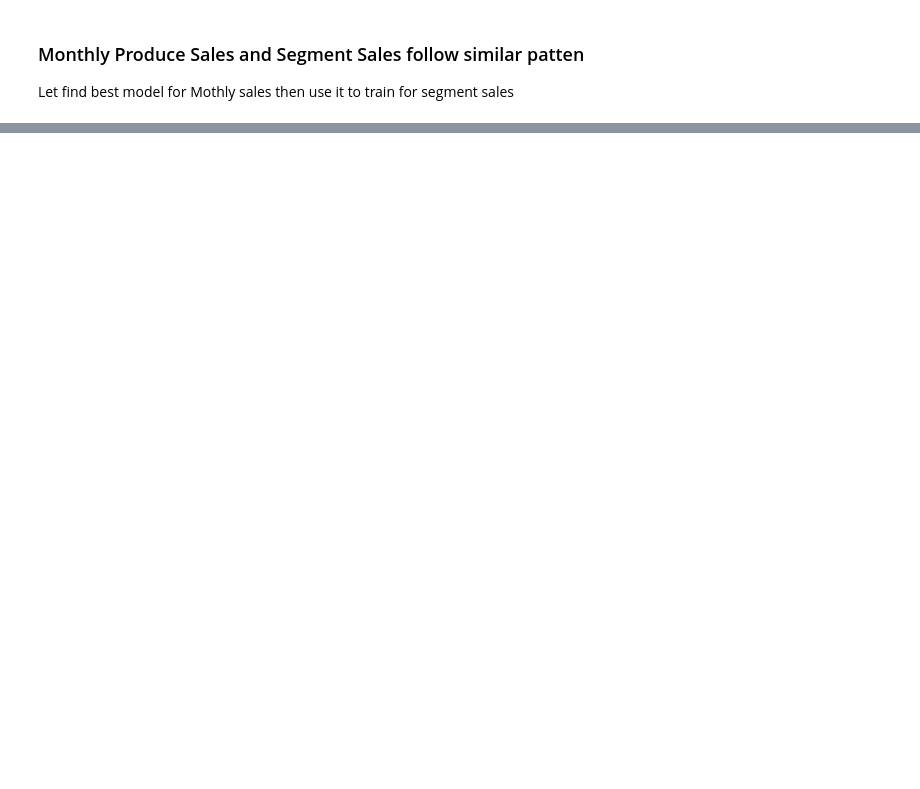
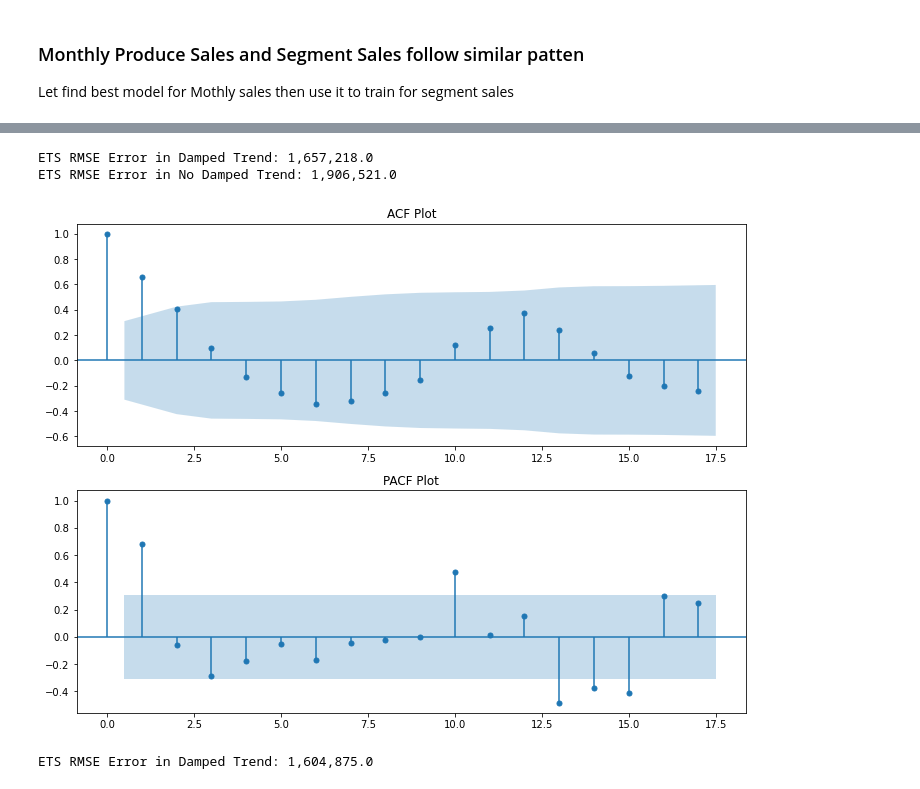
Before and after one commit to cevor/udacity_predictive_analytics, a Jupyter notebook: project6-1/project6-1.ipynb, the cells around one changed output, grey strips where cells are left out. Saved outputs shown, nothing was run; the diff lists cells and outputs as text; code cells hidden in the pictures; blank space fills up the shorter version.

```diff
--- a/project6-1/project6-1.ipynb
+++ b/project6-1/project6-1.ipynb
@@ -586,3 +592,26 @@ ETS Top 5 Best Model
+# %%
+# error in holdout sample
+rmse_ets_model_trend_damped = rmse(test, ets_model_trend_damped.forecast(6)).round()
+rmse_ets_model_no_trend_damped = rmse(test, ets_model_no_trend_damped.forecast(6)).round()
+print(f'ETS RMSE Error in Damped Trend: {rmse_ets_model_trend_damped:,}')
+print(f'ETS RMSE Error in No Damped Trend: {rmse_ets_model_no_trend_damped:,}')
+# %% [output]
+ETS RMSE Error in Damped Trend: 1,657,218.0
+ETS RMSE Error in No Damped Trend: 1,906,521.0
+# %%
+# plot ACF and PACF
+fig, axs = plt.subplots(2, 1, figsize=(12, 9))
+tsaplots.plot_acf(train, ax=axs[0], title='ACF Plot')
+tsaplots.plot_pacf(train, ax=axs[1], title='PACF Plot')
+fig.show()
+# %% [output]
+[figure, added]
+# %%
+arima_model = STLForecast(train, ARIMA, model_kwargs=dict(order=(11,2,0)), seasonal=13).fit()
+rmse_arima_model = rmse(test, arima_model.forecast(6)).round()
+print(f'ETS RMSE Error in Damped Trend: {rmse_arima_model:,}')
+# %% [output]
+ETS RMSE Error in Damped Trend: 1,604,875.0
 # %%
 # Grid Search ARIMA Model
 # Search Parameters: order, trend
```
Also changed, not shown: parts of 20 cells of this notebook.
